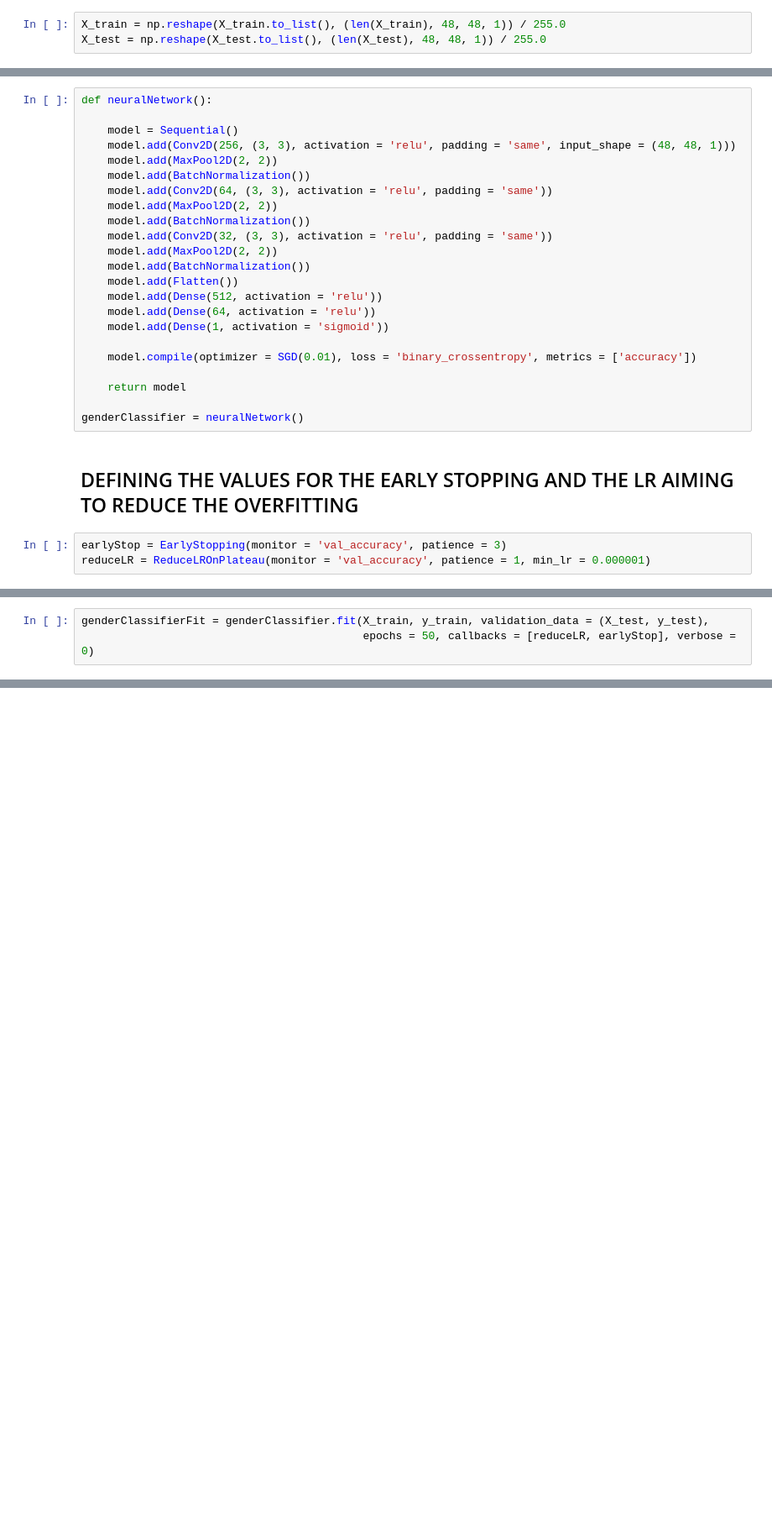
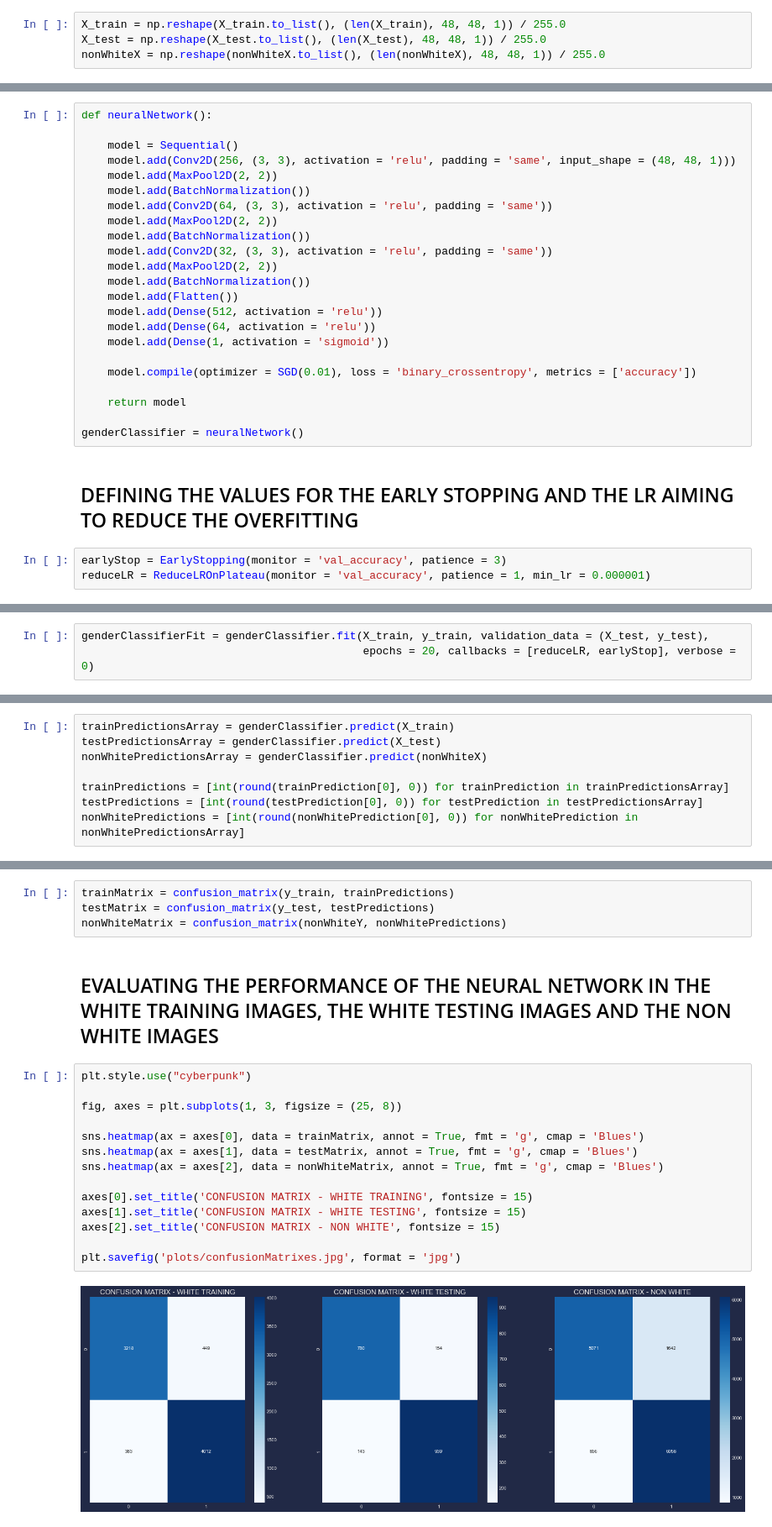
Before and after one commit to sergioaisolutions/faice, a Jupyter notebook: training/gender.ipynb, the cells around one changed output, grey strips where cells are left out. Shown: that part at 84% size. Drawn from its saved outputs; the diff is of its cells as text; blank space fills up the shorter version.

Commit message:
NN trained + exported
The neural network has been trained and evaluated. The model has been exported. Gender classifier succesfully developed.

```diff
--- a/training/gender.ipynb
+++ b/training/gender.ipynb
@@ -65,6 +72,7 @@ X_train, X_test, y_train, y_test = split(facesWhite, 'pixels', 'gender')
 # %%
 X_train = np.reshape(X_train.to_list(), (len(X_train), 48, 48, 1)) / 255.0
 X_test = np.reshape(X_test.to_list(), (len(X_test), 48, 48, 1)) / 255.0
+nonWhiteX = np.reshape(nonWhiteX.to_list(), (len(nonWhiteX), 48, 48, 1)) / 255.0
 # %% [markdown]
 ## DEFINING AND COMPILING THE STRUCTURE OF THE NEURAL NETWORK
 # %%
@@ -100,3 +108,3 @@ reduceLR = ReduceLROnPlateau(monitor = 'val_accuracy', patience = 1, min_lr = 0.
 # %%
 genderClassifierFit = genderClassifier.fit(X_train, y_train, validation_data = (X_test, y_test),
-                                           epochs = 50, callbacks = [reduceLR, earlyStop], verbose = 0)
+                                           epochs = 20, callbacks = [reduceLR, earlyStop], verbose = 0)
@@ -120,0 +113,8 @@ Epoch 18/50
+# %%
+trainPredictionsArray = genderClassifier.predict(X_train)
+testPredictionsArray = genderClassifier.predict(X_test)
+nonWhitePredictionsArray = genderClassifier.predict(nonWhiteX)
+
+trainPredictions = [int(round(trainPrediction[0], 0)) for trainPrediction in trainPredictionsArray]
+testPredictions = [int(round(testPrediction[0], 0)) for testPrediction in testPredictionsArray]
+nonWhitePredictions = [int(round(nonWhitePrediction[0], 0)) for nonWhitePrediction in nonWhitePredictionsArray]
@@ -120,0 +123,22 @@ Epoch 18/50
+# %%
+trainMatrix = confusion_matrix(y_train, trainPredictions)
+testMatrix = confusion_matrix(y_test, testPredictions)
+nonWhiteMatrix = confusion_matrix(nonWhiteY, nonWhitePredictions)
+# %% [markdown]
+## EVALUATING THE PERFORMANCE OF THE NEURAL NETWORK IN THE WHITE TRAINING IMAGES, THE WHITE TESTING IMAGES AND THE NON WHITE IMAGES
+# %%
+plt.style.use("cyberpunk")
+
+fig, axes = plt.subplots(1, 3, figsize = (25, 8))
+
+sns.heatmap(ax = axes[0], data = trainMatrix, annot = True, fmt = 'g', cmap = 'Blues')
+sns.heatmap(ax = axes[1], data = testMatrix, annot = True, fmt = 'g', cmap = 'Blues')
+sns.heatmap(ax = axes[2], data = nonWhiteMatrix, annot = True, fmt = 'g', cmap = 'Blues')
+
+axes[0].set_title('CONFUSION MATRIX - WHITE TRAINING', fontsize = 15)
+axes[1].set_title('CONFUSION MATRIX - WHITE TESTING', fontsize = 15)
+axes[2].set_title('CONFUSION MATRIX - NON WHITE', fontsize = 15)
+
+plt.savefig('plots/confusionMatrixes.jpg', format = 'jpg')
+# %% [output]
+[figure, added]
```
Also changed, not shown: parts of 18 cells of this notebook, 3 other files.
